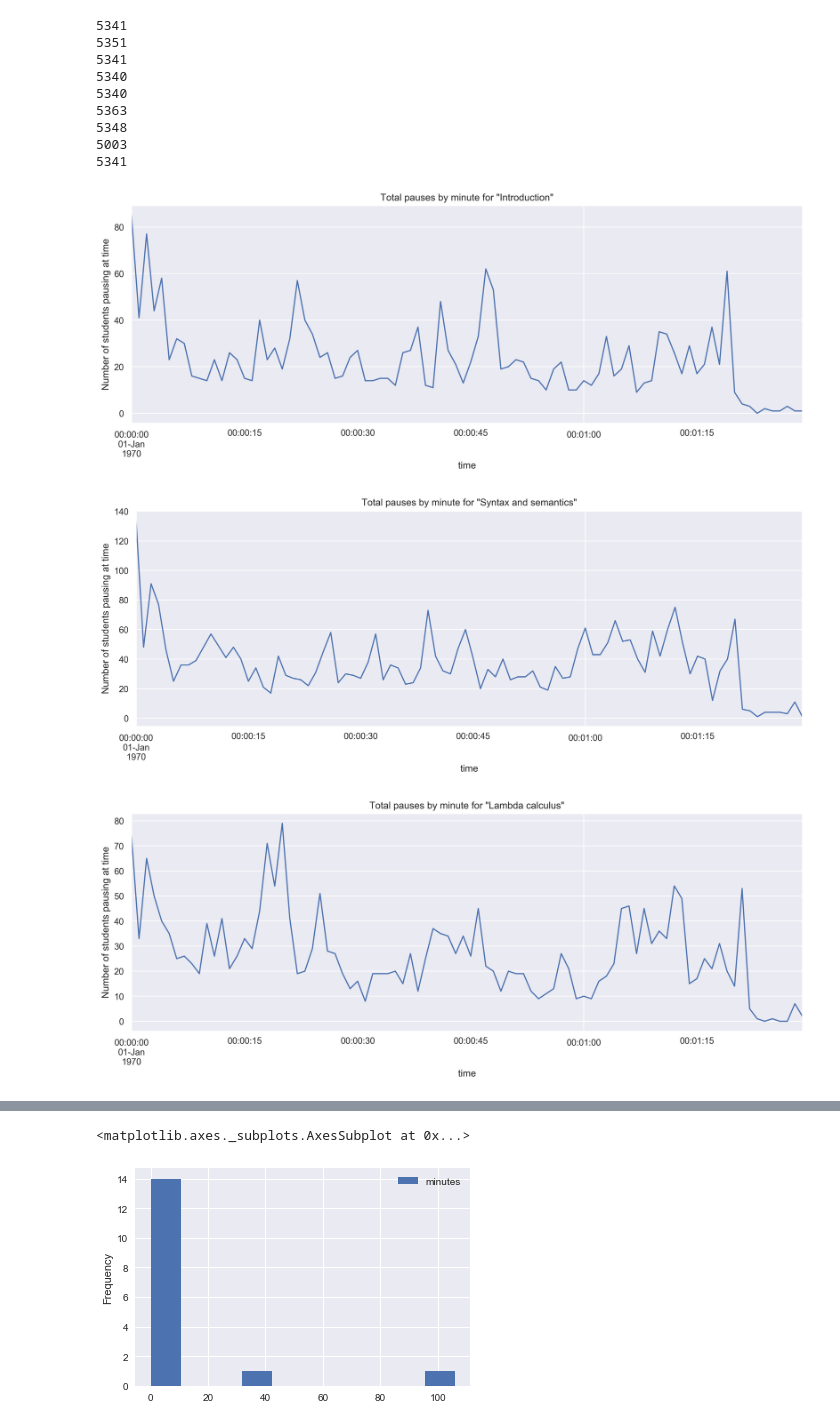
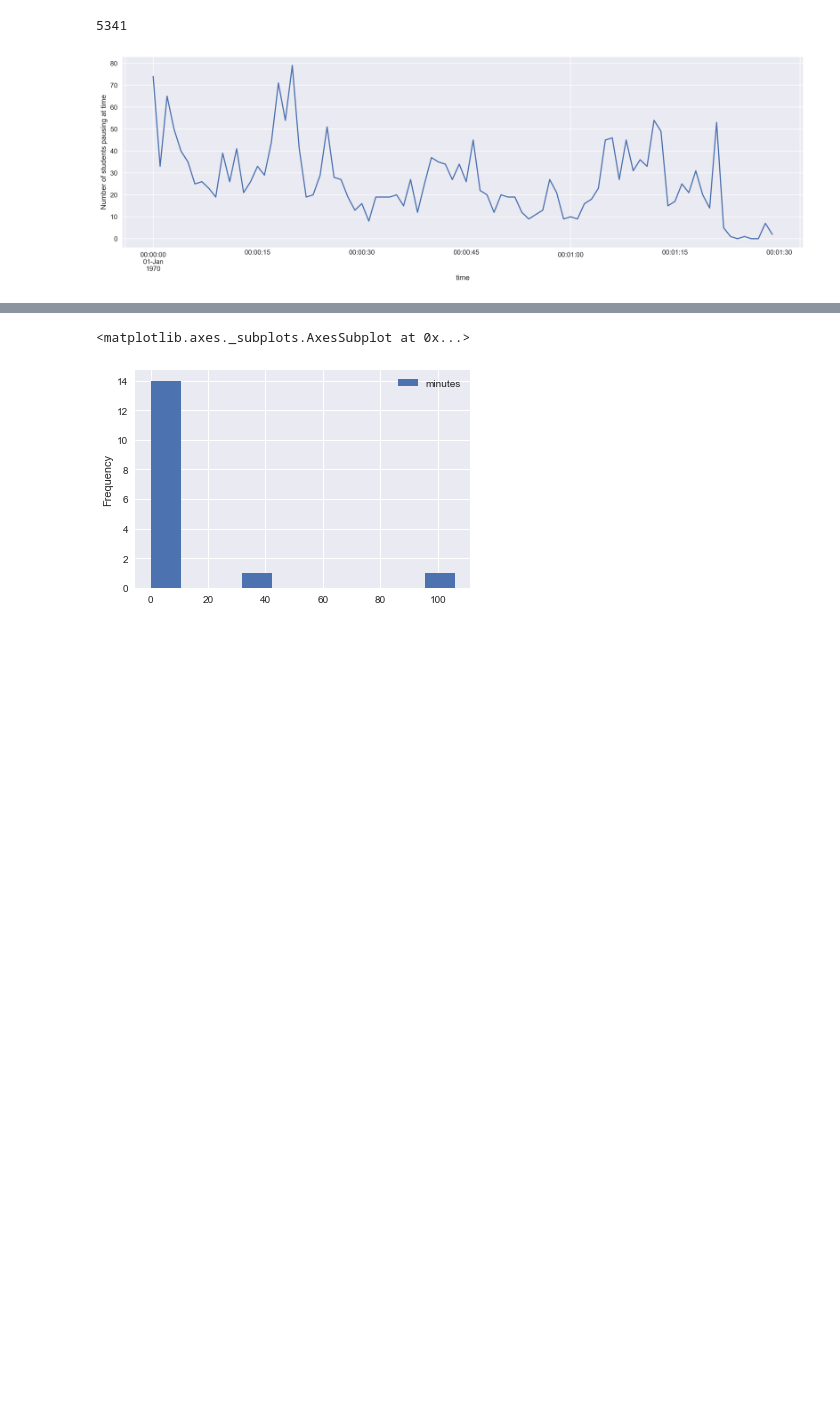
Before and after one commit to willcrichton/lecture-intelligence, a Jupyter notebook: notebooks/example-gili-changes.ipynb, the cells around one changed output, grey strips where cells are left out. Drawn from its saved outputs; the diff is of its cells as text; code cells hidden in the pictures; blank space fills up the shorter version.

```diff
--- a/notebooks/example-gili-changes.ipynb
+++ b/notebooks/example-gili-changes.ipynb
@@ -13,6 +13,6 @@ import datetime as dt
 import pandas as pd
 import seaborn as sns
 # %%
-lecture = LECTURES[4]
+lecture = LECTURES[5]
 df = lecture.viewing_data()
 # %%
@@ -39,6 +44,0 @@ plot_session_intervals(df[df['user'] == user_ids[13]])
-# %%
-user_ids = df['user'].unique()
-for lecture in LECTURES:
-    df = lecture.viewing_data()
-    df.groupby('user').count().plot.hist(y="time")
-    plt.xlabel("Number of Pauses")
@@ -58,0 +45,7 @@ for lecture in LECTURES:
+# %%
+# interesting values; 1e13c3f3-9195-4638-9ebd-aad20065c690
+
+for lecture in LECTURES:
+    df = lecture.viewing_data()
+    plot_session_intervals(df[df['user'] == "05eb966b-d9fb-4394-af83-a9670047c0e8"])
+    plt.show()
@@ -58,0 +66,5 @@ for lecture in LECTURES:
+# %%
+for lecture in LECTURES:
+    df = lecture.viewing_data()
+    plot_session_intervals(df[df['user'] == "165822a9-8c4c-4b10-8084-a96800d5c118"])
+    plt.show()
@@ -63,42 +190,41 @@ for lecture in LECTURES:
 # %%
 # Pause data
 import matplotlib as mpl
+import matplotlib.dates as md
+
 mpl.rcParams['figure.dpi'] = 300
+
+
 
 vd = df
 vd = pd.concat([l.viewing_data() for l in LECTURES])
 for lec in range(1,10):
-    vd = pd.concat([l.viewing_data() for l in LECTURES])
+    if lec==3:
+        vd = pd.concat([l.viewing_data() for l in LECTURES])
 
-    vd = vd[vd.lecture == lec]
+        vd = vd[vd.lecture == lec]
 
-    fig, ax = plt.subplots()
+        fig, ax = plt.subplots()
 
-    max_time = int(vd.end.max())+1
-    print(max_time)
-    bins = [0 for _ in range(0, int(max_time/60)+1)]
+        max_time = int(vd.end.max())+1
+        print(max_time)
+        bins = [0 for _ in range(0, int(max_time/60)+1)]
 
-    for _, row in vd.iterrows():
-    #     for i in np.arange(np.floor(row.start), np.ceil(row.end)):
-        bins[int(np.floor(row.end)/60)] += 1
-    time = [pd.Timestamp(i * 1e9) for i in range(0, int(max_time/60)+1)]
-    ax = pd.DataFrame({
-        'viewers': bins,
-        'time': time
-    }).plot('time', 'viewers', figsize=(15, 5), legend=False, ax=ax)
-    ax.set_title(
-        f'Total pauses by minute for "{IDX_TO_LECTURE[lec].name}"')
-    ax.set_ylabel('Number of students pausing at time')
+        for _, row in vd.iterrows():
+        #     for i in np.arange(np.floor(row.start), np.ceil(row.end)):
+            bins[int(np.floor(row.end)/60)] += 1
+        time = [pd.Timestamp(i * 1e9) for i in range(0, int(max_time/60)+1)]
+        xfmt = md.DateFormatter('%H:%M:%S')
+        ax.xaxis.set_major_formatter(xfmt)
+        ax = pd.DataFrame({
+            'viewers': bins,
+            'time': time
+        }).plot('time', 'viewers', figsize=(15, 5), legend=False, ax=ax)
+#         ax.set_title(
+#             f'Total pauses by minute for "{IDX_TO_LECTURE[lec].name}"')
+        ax.set_ylabel('Number of students pausing at time')
+        plt.tight_layout() # Fix bug that crops the ticks label
+        plt.savefig('lect_lambda.pdf', dpi=300)
 # %% [output]
 5341
-5351
-5341
-5340
-5340
-5363
-5348
-5003
-5341
-[figure, old version]
+[figure, new version]
-[figure, removed]
-[figure, removed]
```
Also changed, not shown: parts of 14 cells of this notebook, 1 other file.
